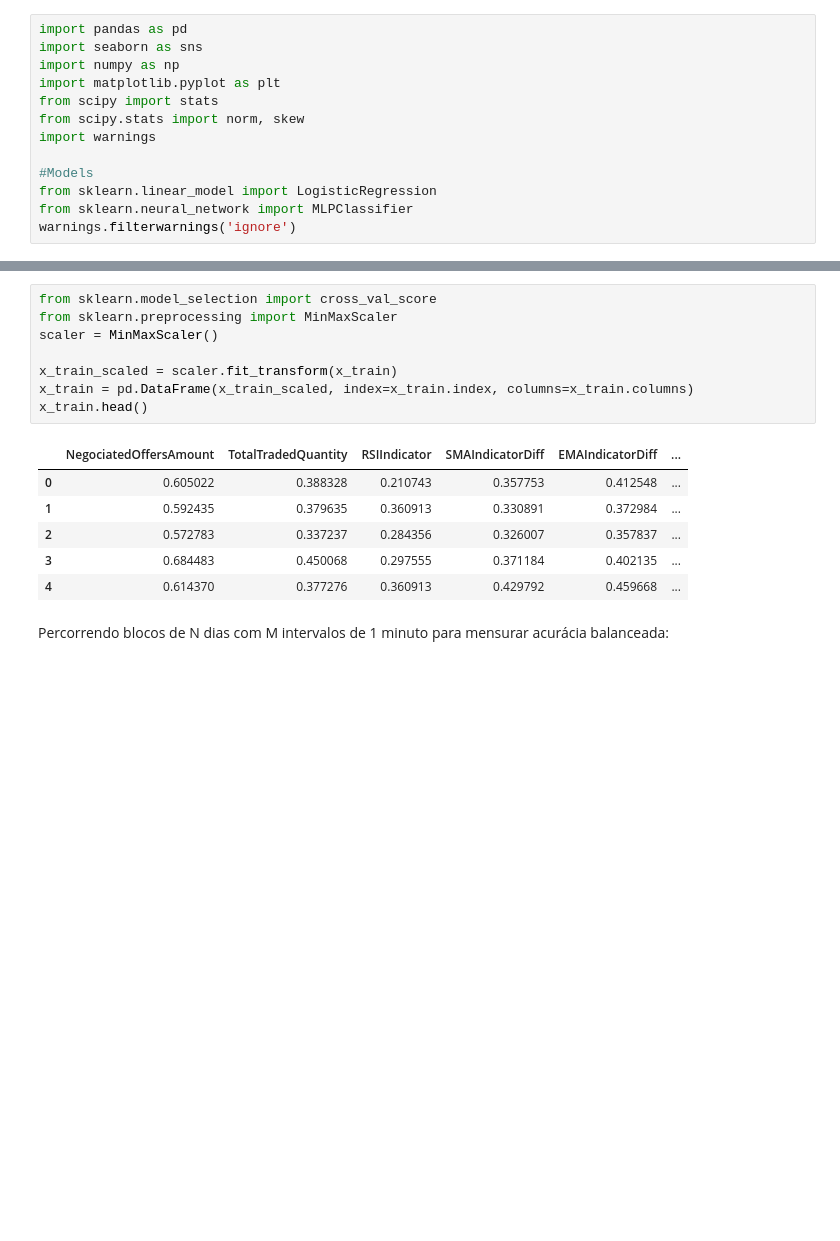
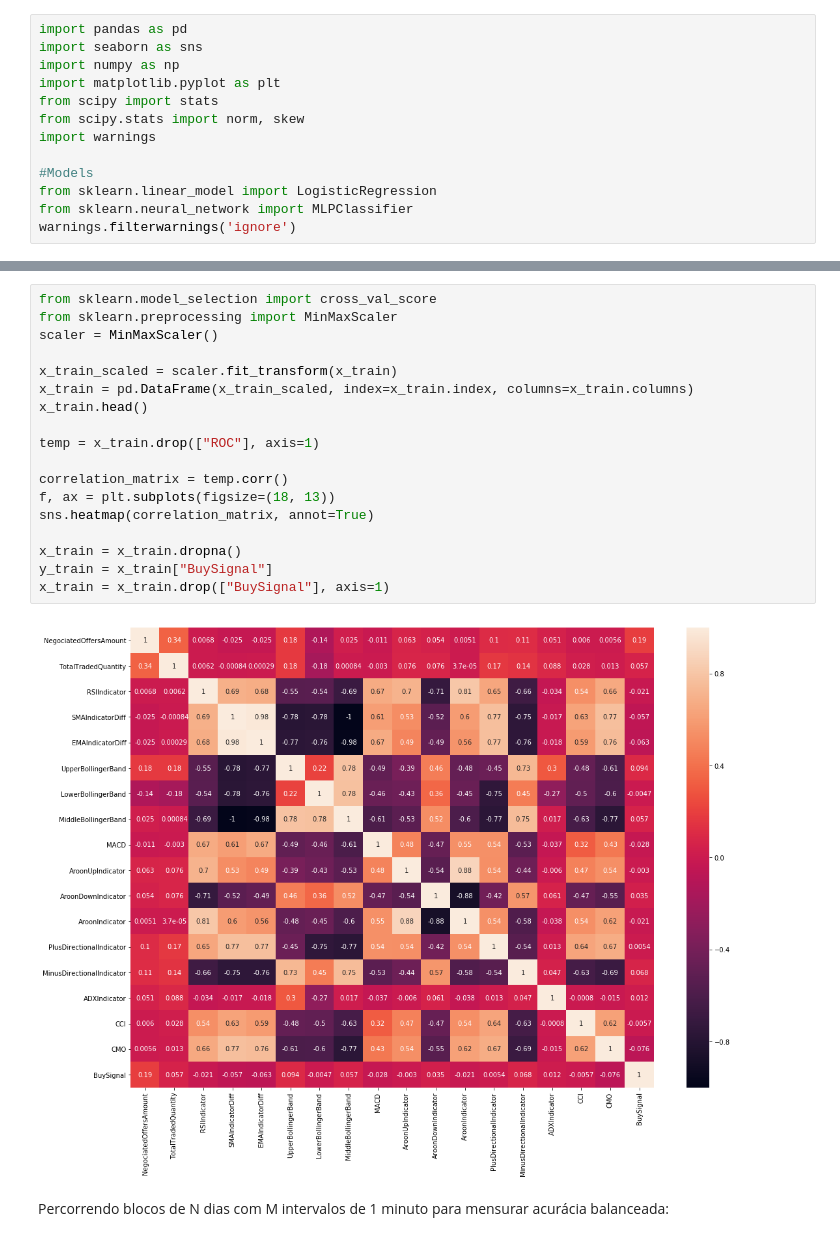
Before and after one commit to lschlee/stock-analysis, a Jupyter notebook: stock-analysis.ipynb, the cells around one changed output, grey strips where cells are left out. Cells and saved outputs as stored; diff of their text form; blank space fills up the shorter version.

```diff
--- a/stock-analysis.ipynb
+++ b/stock-analysis.ipynb
@@ -101,17 +102,22 @@ x_train.head()
 # %%
 from sklearn.model_selection import cross_val_score
 from sklearn.preprocessing import MinMaxScaler
 scaler = MinMaxScaler()
 
 x_train_scaled = scaler.fit_transform(x_train)
 x_train = pd.DataFrame(x_train_scaled, index=x_train.index, columns=x_train.columns)
 x_train.head()
+
+temp = x_train.drop(["ROC"], axis=1)
+
+correlation_matrix = temp.corr()
+f, ax = plt.subplots(figsize=(18, 13))
+sns.heatmap(correlation_matrix, annot=True)
+
+x_train = x_train.dropna()
+y_train = x_train["BuySignal"]
+x_train = x_train.drop(["BuySignal"], axis=1)
 # %% [output]
-|  | NegociatedOffersAmount | TotalTradedQuantity | RSIIndicator | SMAIndicatorDiff | EMAIndicatorDiff | ... |
-| 0 | 0.605022 | 0.388328 | 0.210743 | 0.357753 | 0.412548 | ... |
-| 1 | 0.592435 | 0.379635 | 0.360913 | 0.330891 | 0.372984 | ... |
-| 2 | 0.572783 | 0.337237 | 0.284356 | 0.326007 | 0.357837 | ... |
-| 3 | 0.684483 | 0.450068 | 0.297555 | 0.371184 | 0.402135 | ... |
-| 4 | 0.614370 | 0.377276 | 0.360913 | 0.429792 | 0.459668 | ... |
+[figure, added]
 # %% [markdown]
 Percorrendo blocos de N dias com M intervalos de 1 minuto para mensurar acurácia balanceada:
```
Also changed, not shown: parts of 16 cells of this notebook.
